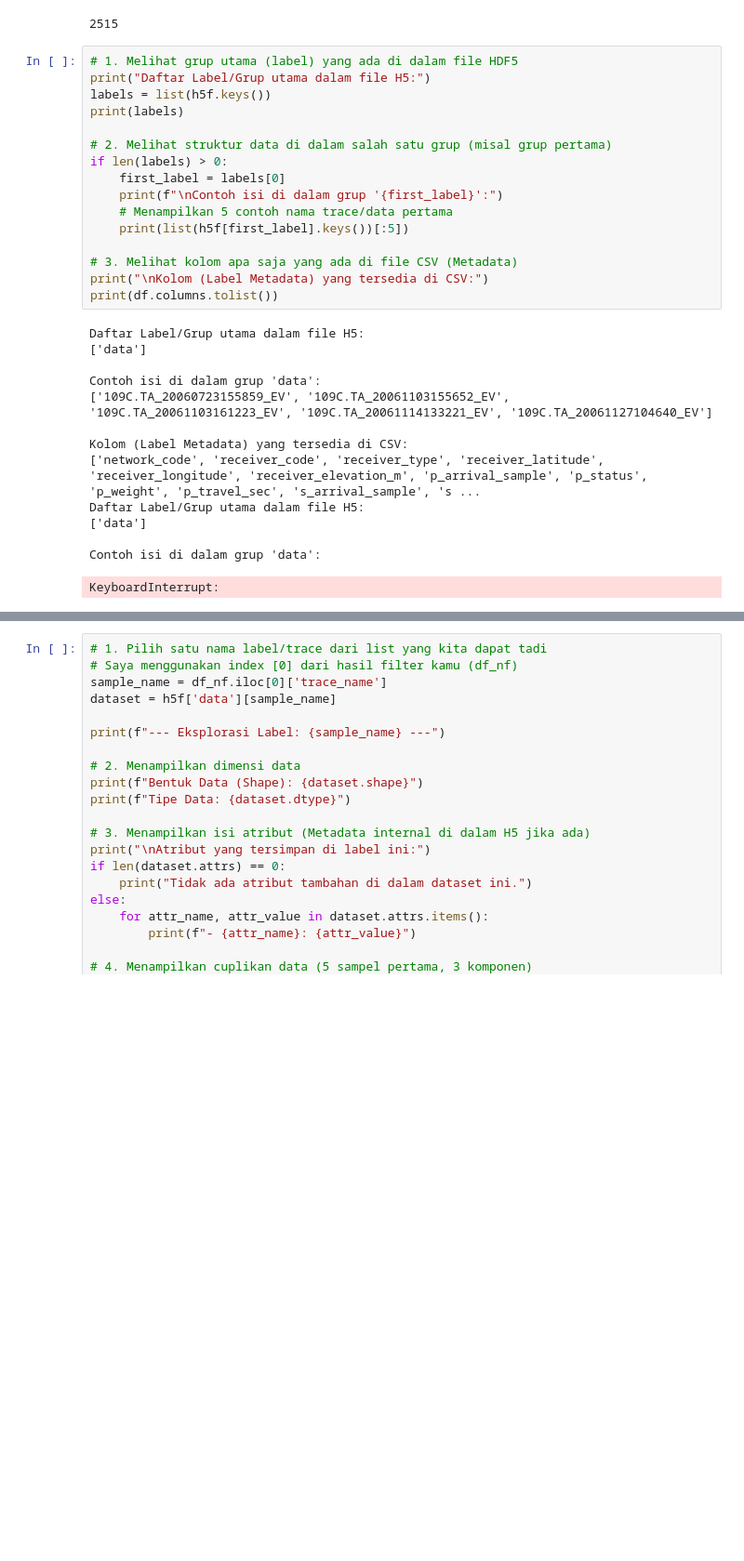
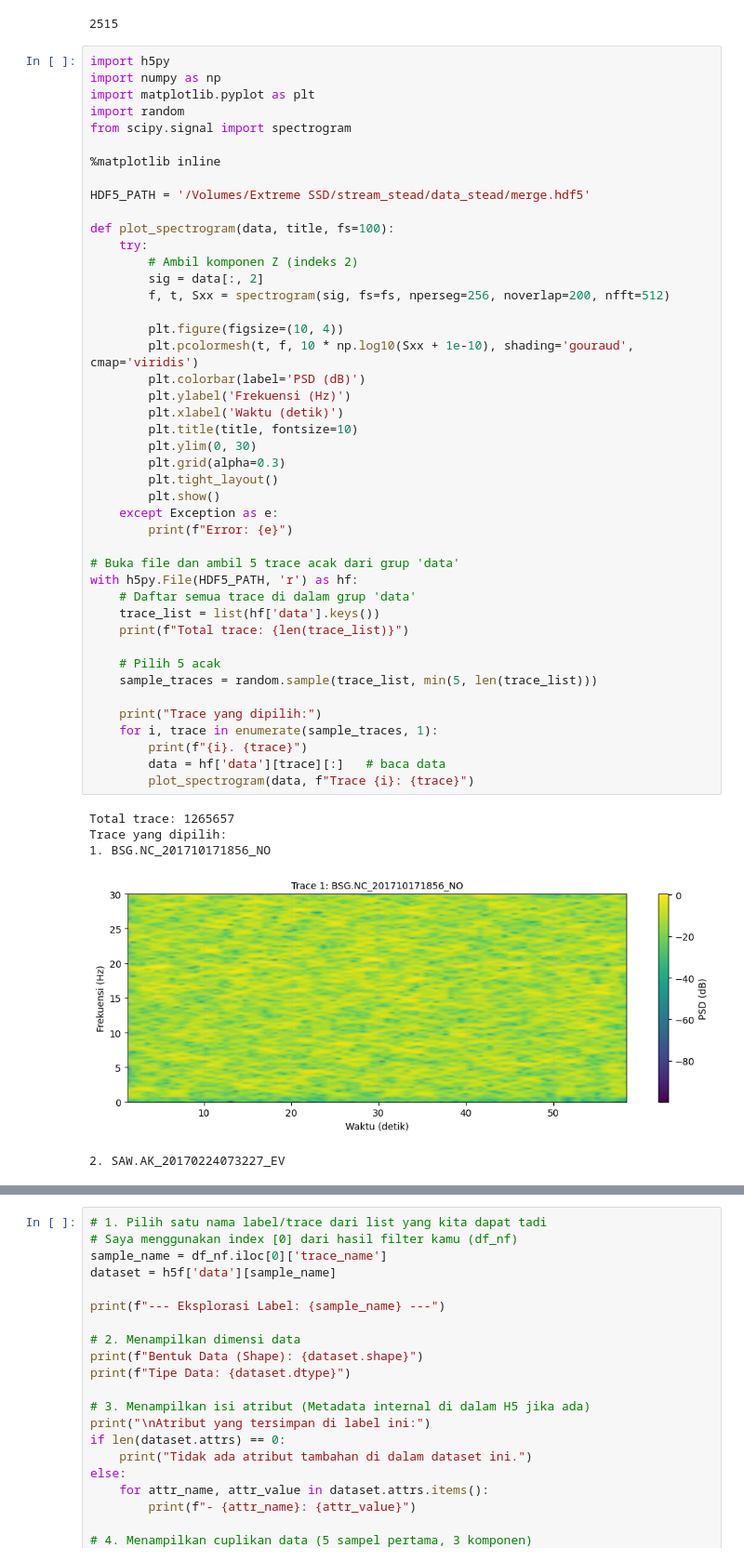
Before and after one commit to verykurniabakti/seismiccode, a Jupyter notebook: seismic_stead/membaca_isi_stead.ipynb, the cells around one changed output, grey strips where cells are left out. Shown at 93% size. Saved outputs shown, nothing was run; the diff lists cells and outputs as text; blank space fills up the shorter version.

```diff
--- a/seismic_stead/membaca_isi_stead.ipynb
+++ b/seismic_stead/membaca_isi_stead.ipynb
@@ -20,32 +20,52 @@ len(df_nf)
 # %% [output]
 2515
 # %%
-# 1. Melihat grup utama (label) yang ada di dalam file HDF5
-print("Daftar Label/Grup utama dalam file H5:")
-labels = list(h5f.keys())
-print(labels)
+import h5py
+import numpy as np
+import matplotlib.pyplot as plt
+import random
+from scipy.signal import spectrogram
 
-# 2. Melihat struktur data di dalam salah satu grup (misal grup pertama)
-if len(labels) > 0:
-    first_label = labels[0]
-    print(f"\nContoh isi di dalam grup '{first_label}':")
-    # Menampilkan 5 contoh nama trace/data pertama
-    print(list(h5f[first_label].keys())[:5])
+%matplotlib inline
 
-# 3. Melihat kolom apa saja yang ada di file CSV (Metadata)
-print("\nKolom (Label Metadata) yang tersedia di CSV:")
-print(df.columns.tolist())
+HDF5_PATH = '/Volumes/Extreme SSD/stream_stead/data_stead/merge.hdf5'
+
+def plot_spectrogram(data, title, fs=100):
+    try:
+        # Ambil komponen Z (indeks 2)
+        sig = data[:, 2]
+        f, t, Sxx = spectrogram(sig, fs=fs, nperseg=256, noverlap=200, nfft=512)
+
+        plt.figure(figsize=(10, 4))
+        plt.pcolormesh(t, f, 10 * np.log10(Sxx + 1e-10), shading='gouraud', cmap='viridis')
+        plt.colorbar(label='PSD (dB)')
+        plt.ylabel('Frekuensi (Hz)')
+        plt.xlabel('Waktu (detik)')
+        plt.title(title, fontsize=10)
+        plt.ylim(0, 30)
+        plt.grid(alpha=0.3)
+        plt.tight_layout()
+        plt.show()
+    except Exception as e:
+        print(f"Error: {e}")
+
+# Buka file dan ambil 5 trace acak dari grup 'data'
+with h5py.File(HDF5_PATH, 'r') as hf:
+    # Daftar semua trace di dalam grup 'data'
+    trace_list = list(hf['data'].keys())
+    print(f"Total trace: {len(trace_list)}")
+
+    # Pilih 5 acak
+    sample_traces = random.sample(trace_list, min(5, len(trace_list)))
+
+    print("Trace yang dipilih:")
+    for i, trace in enumerate(sample_traces, 1):
+        print(f"{i}. {trace}")
+        data = hf['data'][trace][:]   # baca data
+        plot_spectrogram(data, f"Trace {i}: {trace}")
 # %% [output]
-Daftar Label/Grup utama dalam file H5:
-['data']
-
-Contoh isi di dalam grup 'data':
-['109C.TA_20060723155859_EV', '109C.TA_20061103155652_EV', '109C.TA_20061103161223_EV', '109C.TA_20061114133221_EV', '109C.TA_20061127104640_EV']
-
-Kolom (Label Metadata) yang tersedia di CSV:
-['network_code', 'receiver_code', 'receiver_type', 'receiver_latitude', 'receiver_longitude', 'receiver_elevation_m', 'p_arrival_sample', 'p_status', 'p_weight', 'p_travel_sec', 's_arrival_sample', 's ...
-Daftar Label/Grup utama dalam file H5:
-['data']
-
-Contoh isi di dalam grup 'data':
+Total trace: 1265657
+Trace yang dipilih:
+1. BSG.NC_201710171856_NO
+[figure, added]
-KeyboardInterrupt:
+2. SAW.AK_20170224073227_EV
```
Also changed, not shown: parts of 1 cell of this notebook, 3 other files.
